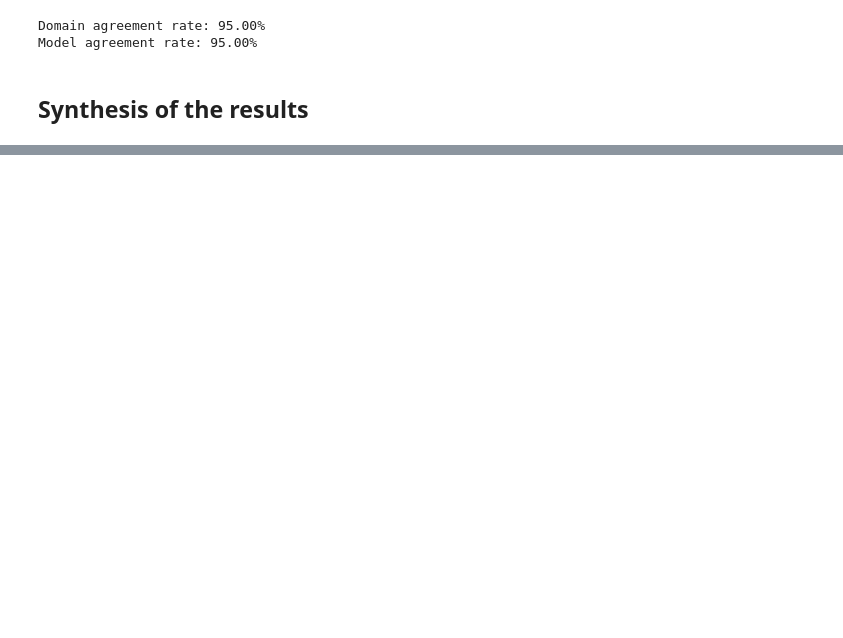
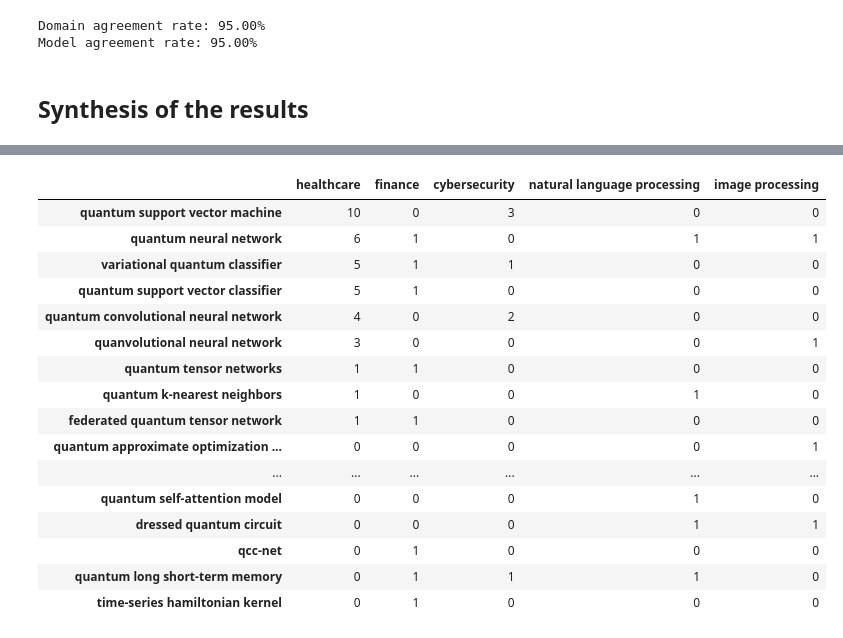
Before and after one commit to AdrianPanasiewicz/SLM, a Jupyter notebook: slm_processing.ipynb, the cells around one changed output, grey strips where cells are left out. Cells and saved outputs as stored; diff of their text form; code cells hidden in the pictures; blank space fills up the shorter version.

```diff
--- a/slm_processing.ipynb
+++ b/slm_processing.ipynb
@@ -339,27 +336,45 @@ edges[["from", "to", "weight"]].to_csv(
 # %%
 from collections import defaultdict
 
 # Get top 5 domains by occurrence
 top5_domains = [d for d, _ in domain_counts.most_common(5)]
 
 # Build cross table
 cross = defaultdict(lambda: defaultdict(int))
 
 for _, row in llm_keywords.iterrows():
 	for domain in row["llm_suggested_domains"]:
 		if domain in top5_domains:
 			for model in row["llm_suggested_models"]:
 				cross[domain][model] += 1
 
 cross_df = pd.DataFrame(cross).fillna(0).astype(int)
 
 # Keep only top N models per domain to avoid huge table
 top_models_per_domain = set()
 for domain in top5_domains:
 	top_models = cross_df[domain].nlargest(5).index.tolist()
 	top_models_per_domain.update(top_models)
 
 cross_df = cross_df.loc[list(top_models_per_domain), top5_domains]
 cross_df = cross_df.sort_values(by=top5_domains[0], ascending=False)
-
-cross_df.to_excel(r"processing/data_processing/cross_table.xlsx", index=True)
+cross_df
+# cross_df.to_excel(r"processing/data_processing/cross_table.xlsx", index=True)
+# %% [output]
+|  | healthcare | finance | cybersecurity | natural language processing | image processing |
+| quantum support vector machine | 10 | 0 | 3 | 0 | 0 |
+| quantum neural network | 6 | 1 | 0 | 1 | 1 |
+| variational quantum classifier | 5 | 1 | 1 | 0 | 0 |
+| quantum support vector classifier | 5 | 1 | 0 | 0 | 0 |
+| quantum convolutional neural network | 4 | 0 | 2 | 0 | 0 |
+| quanvolutional neural network | 3 | 0 | 0 | 0 | 1 |
+| quantum tensor networks | 1 | 1 | 0 | 0 | 0 |
+| quantum k-nearest neighbors | 1 | 0 | 0 | 1 | 0 |
+| federated quantum tensor network | 1 | 1 | 0 | 0 | 0 |
+| quantum approximate optimization ... | 0 | 0 | 0 | 0 | 1 |
+| ... | ... | ... | ... | ... | ... |
+| quantum self-attention model | 0 | 0 | 0 | 1 | 0 |
+| dressed quantum circuit | 0 | 0 | 0 | 1 | 1 |
+| qcc-net | 0 | 1 | 0 | 0 | 0 |
+| quantum long short-term memory | 0 | 1 | 1 | 1 | 0 |
+| time-series hamiltonian kernel | 0 | 1 | 0 | 0 | 0 |
```
Also changed, not shown: parts of 9 cells of this notebook, 4 other files.
